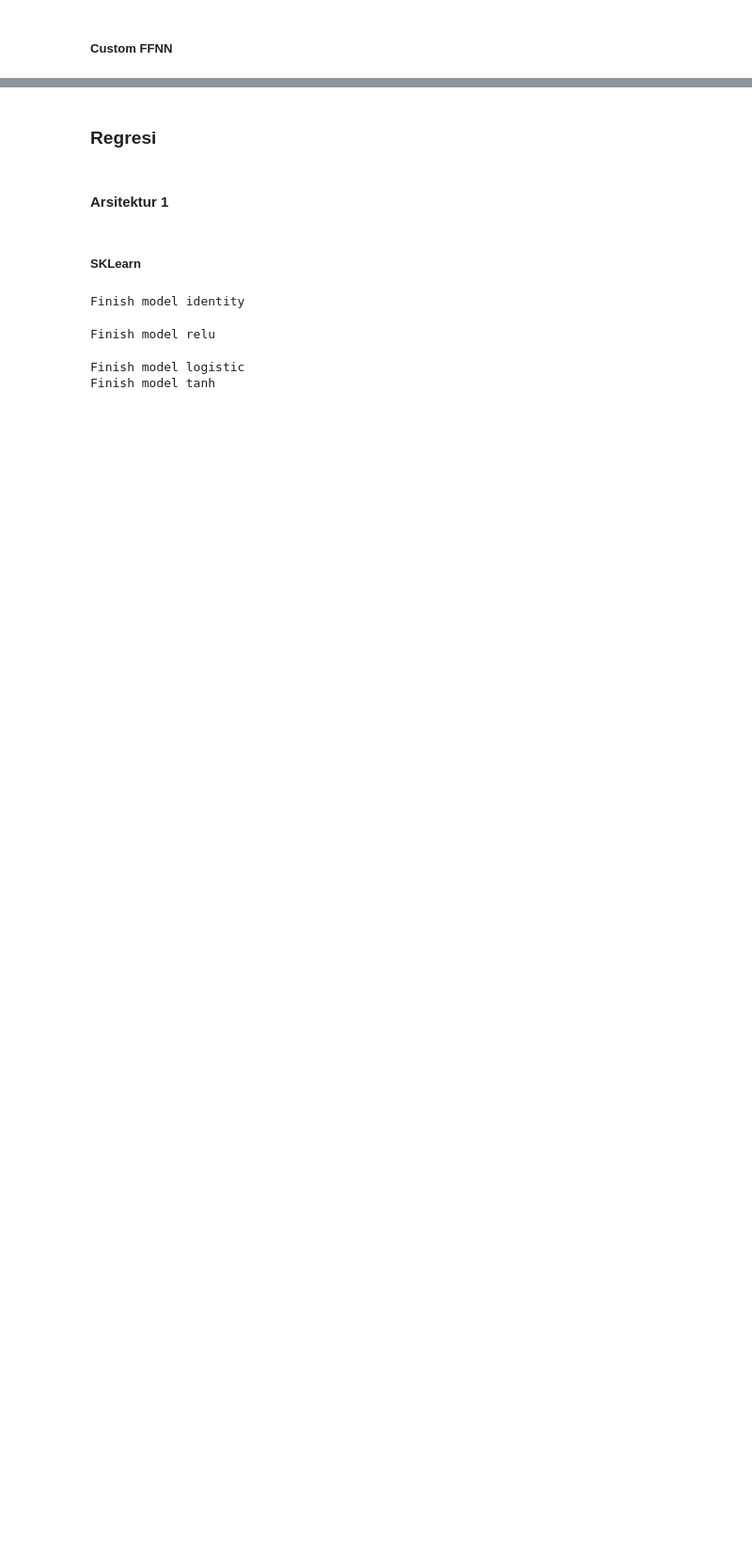
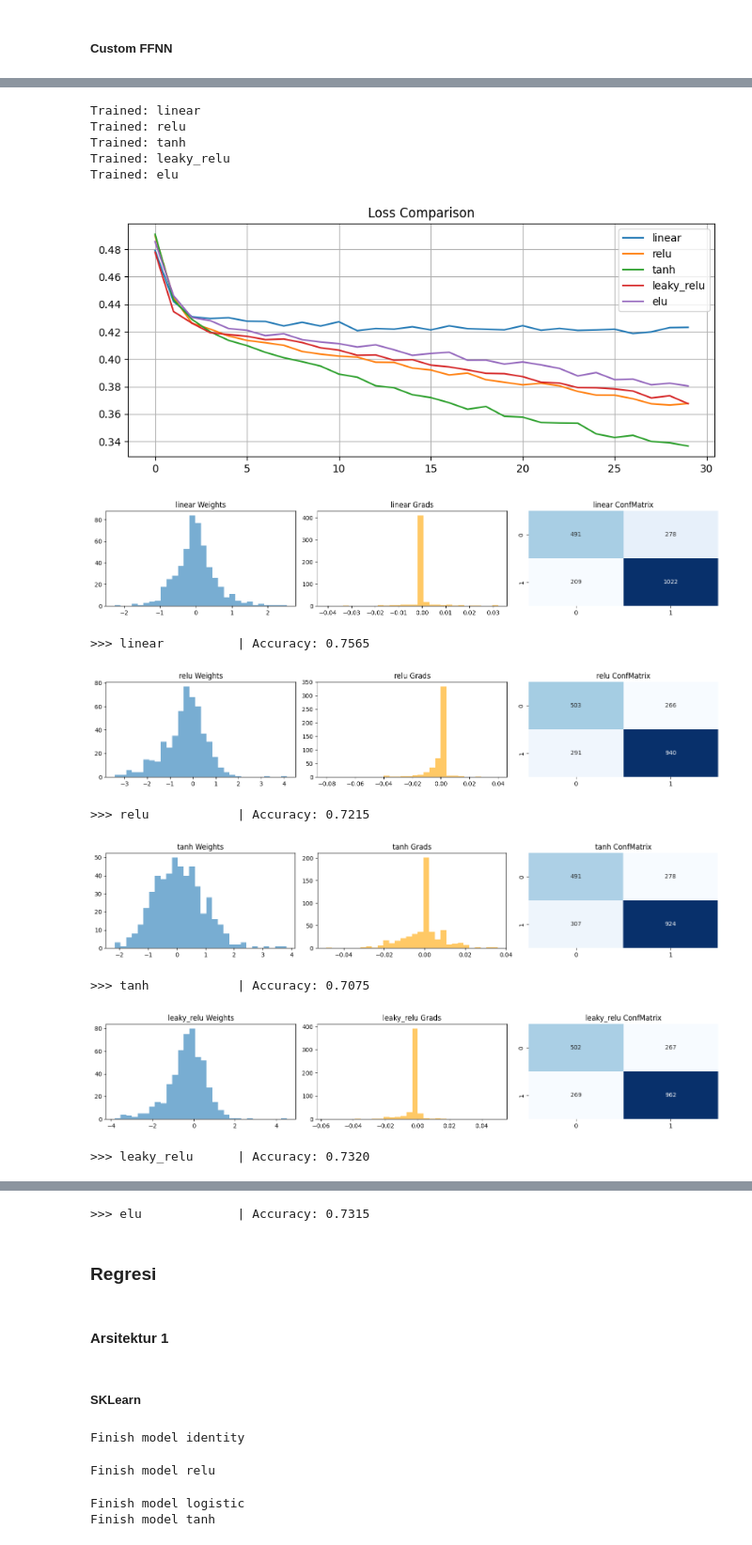
Before and after one commit to Azekhiel/JadiMesin_Tubes1_ML, a Jupyter notebook: src/experiment.ipynb, the cells around one changed output, grey strips where cells are left out. Shown at 94% size. Drawn from its saved outputs; the diff is of its cells as text; code cells hidden in the pictures; blank space fills up the shorter version.

```diff
--- a/src/experiment.ipynb
+++ b/src/experiment.ipynb
@@ -70,7 +101,7 @@ sklearn_models = {}
 
 for activation in sklearn_activations:
     mlp = MLPClassifier(
-        hidden_layer_sizes=(32, 16),
+        hidden_layer_sizes=(32, 16, 8),
         activation=activation,
         solver='sgd',
         learning_rate_init=0.01,
@@ -154,0 +148,33 @@ weighted avg       0.72      0.72      0.72      2000
+# %%
+activations = ['linear', 'relu', 'tanh', 'leaky_relu', 'elu']
+results = {}
+
+for act in activations:
+    m = FFNN(loss='bce')
+    m.add(Layer(21, 32, activation=act, init_method='he'))
+    m.add(Layer(32, 16, activation='relu', init_method='he'))
+    m.add(Layer(16, 1, activation='sigmoid', init_method='xavier'))
+
+    # fit silent
+    h = m.fit(X_train_classification, y_train_classification.reshape(-1, 1),
+                        epochs=30, batch_size=32, verbose=0)
+
+    results[act] = {'model': m, 'history': h, 'y_true': y_test_classification, 'y_pred': m.predict(X_test_classification)}
+    print(f"Trained: {act}")
+
+plot_results(results)
+# %% [output]
+Trained: linear
+Trained: relu
+Trained: tanh
+Trained: leaky_relu
+Trained: elu
+[figure, added]
+[figure, added]
+>>> linear          | Accuracy: 0.7565
+[figure, added]
+>>> relu            | Accuracy: 0.7215
+[figure, added]
+>>> tanh            | Accuracy: 0.7075
+[figure, added]
+>>> leaky_relu      | Accuracy: 0.7320
@@ -155,3 +182,4 @@ weighted avg       0.72      0.72      0.72      2000
+>>> elu             | Accuracy: 0.7315
 # %% [markdown]
 ### Regresi
 # %% [markdown]
```
Also changed, not shown: parts of 12 cells of this notebook.
